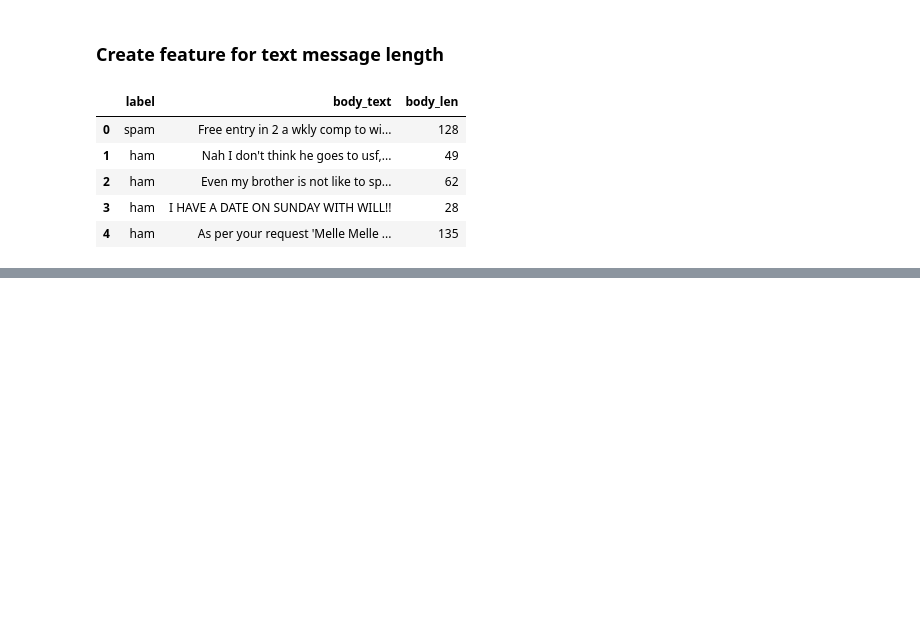
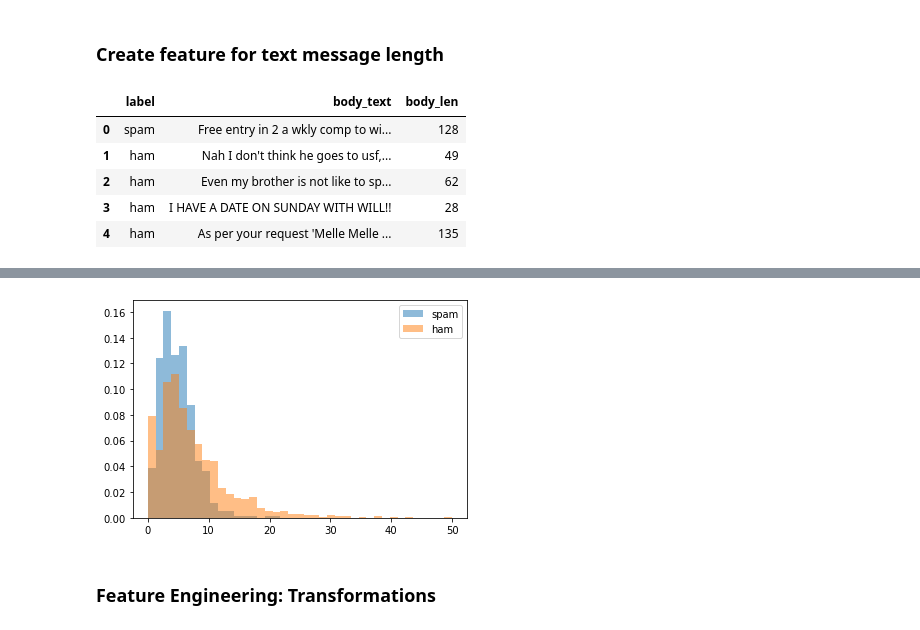
Before and after one commit to onlyabhilash/NLP, a Jupyter notebook: NLP_lk/04-Feature Engg.ipynb, the cells around one changed output, grey strips where cells are left out. Cells and saved outputs as stored; diff of their text form; code cells hidden in the pictures; blank space fills up the shorter version.

```diff
--- a/NLP_lk/04-Feature Engg.ipynb
+++ b/NLP_lk/04-Feature Engg.ipynb
@@ -20,0 +55,11 @@ data.head()
+# %%
+bins = np.linspace(0, 50, 40)
+
+pyplot.hist(data[data['label']=='spam']['punct%'], bins, alpha=0.5, density=True, label='spam')
+pyplot.hist(data[data['label']=='ham']['punct%'], bins, alpha=0.5, density=True, label='ham')
+pyplot.legend(loc='upper right')
+pyplot.show()
+# %% [output]
+[figure, added]
+# %% [markdown]
+### Feature Engineering: Transformations
```
Also changed, not shown: parts of 11 cells of this notebook, 1 other file.
